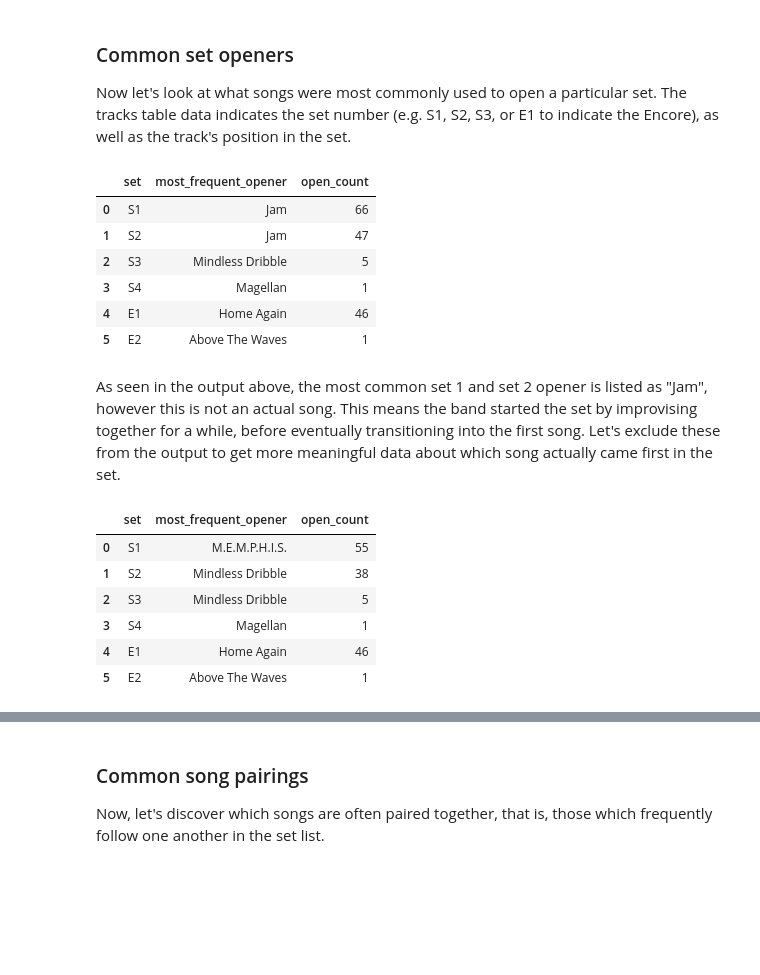
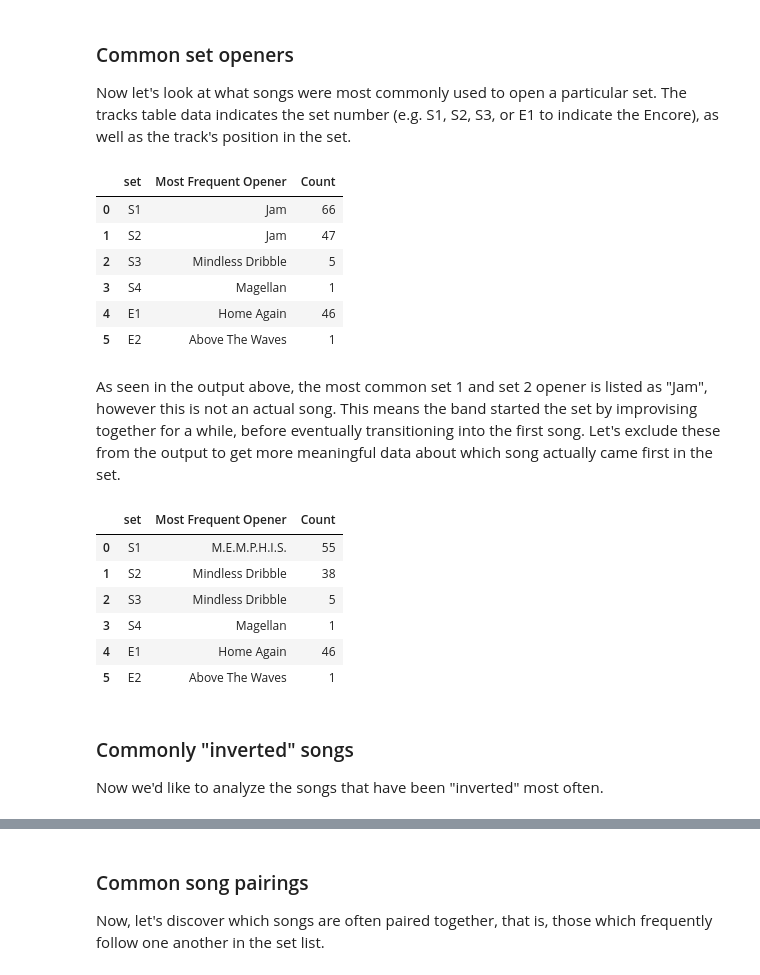
Before and after one commit to moracca/CM2015PWDMidterm, a Jupyter notebook: notebook.ipynb, the cells around one changed output, grey strips where cells are left out. Cells and saved outputs as stored; diff of their text form; code cells hidden in the pictures; blank space fills up the shorter version.

```diff
--- a/notebook.ipynb
+++ b/notebook.ipynb
@@ -133,30 +153,30 @@ Now let's look at what songs were most commonly used to open a particular set.
 # %%
 # join the tracks and songs dataframes on the song_id column to get the song title for each track
 tracks_songs_merged = tracks_df.merge(songs_df, left_on='song_id', right_on='id', how='inner')
 
 # we are interested in all the tracks where the position is 1, which means they are the opening songs
 opening_songs = tracks_songs_merged[tracks_songs_merged['position'] == 1]
 
 # Find the most frequent song opening each set (S1, S2, S3, etc.)
 most_frequent_openers = (
     opening_songs.groupby('set', as_index=False)['title']
     # We specify the aggregation function to apply the lambda function to the grouped
     # data to find the mode (most frequently occurring value) and number of times it occurred.
     # In case there is a tie, we break it by selecting the first value (.iloc[0])
     .agg([
         ('most_frequent_opener', lambda x: x.mode().iloc[0] if not x.mode().empty else None),
         # open_count is the number of times the most frequent opener was played
         ('open_count', lambda x: x.value_counts().iloc[0] if not x.mode().empty else 0)
     ])
 )
 
 # re-order the output to match the desired order (sets first, then encores)
 desired_order = ['S1', 'S2', 'S3', 'S4', 'E1', 'E2']
 most_frequent_openers_reordered = most_frequent_openers.set_index('set').loc[desired_order].reset_index()
-
+most_frequent_openers_reordered.rename(columns={'most_frequent_opener': 'Most Frequent Opener', 'open_count': 'Count'}, inplace=True)
 most_frequent_openers_reordered
 # %% [output]
-|  | set | most_frequent_opener | open_count |
+|  | set | Most Frequent Opener | Count |
 | 0 | S1 | Jam | 66 |
 | 1 | S2 | Jam | 47 |
 | 2 | S3 | Mindless Dribble | 5 |
@@ -185,13 +205,16 @@ most_frequent_openers_filtered = (
 # re-order the output to match the desired order (sets first, then encores)
 desired_order = ['S1', 'S2', 'S3', 'S4', 'E1', 'E2']
 most_frequent_openers_reordered = most_frequent_openers_filtered.set_index('set').loc[desired_order].reset_index()
-
+most_frequent_openers_reordered.rename(columns={'most_frequent_opener': 'Most Frequent Opener', 'open_count': 'Count'}, inplace=True)
 most_frequent_openers_reordered
 # %% [output]
-|  | set | most_frequent_opener | open_count |
+|  | set | Most Frequent Opener | Count |
 | 0 | S1 | M.E.M.P.H.I.S. | 55 |
 | 1 | S2 | Mindless Dribble | 38 |
 | 2 | S3 | Mindless Dribble | 5 |
 | 3 | S4 | Magellan | 1 |
 | 4 | E1 | Home Again | 46 |
 | 5 | E2 | Above The Waves | 1 |
+# %% [markdown]
+### Commonly "inverted" songs
+Now we'd like to analyze the songs that have been "inverted" most often.
```
Also changed, not shown: parts of 38 cells of this notebook, 2 other files.
